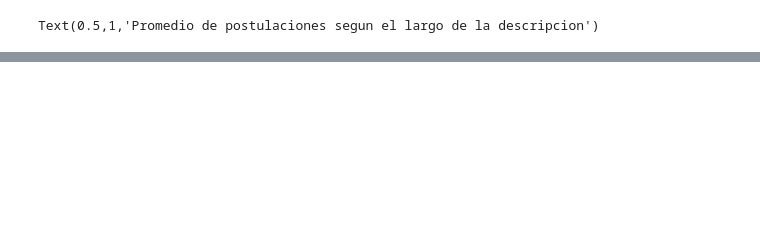
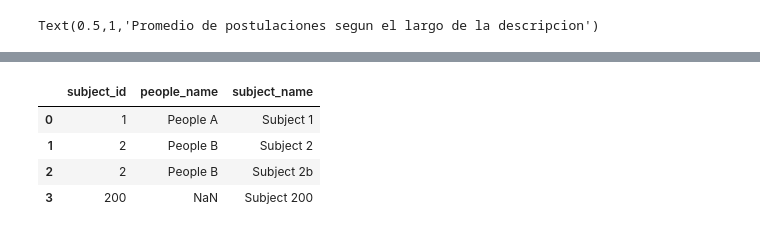
Before and after one commit to jhanvato/Datos2018, a Jupyter notebook: tp1_ale.ipynb, the cells around one changed output, grey strips where cells are left out. Cells and saved outputs as stored; diff of their text form; code cells hidden in the pictures; blank space fills up the shorter version.

```diff
--- a/tp1_ale.ipynb
+++ b/tp1_ale.ipynb
@@ -608,0 +714,8 @@ Text(0.5,1,'Promedio de postulaciones segun el largo de la descripcion')
+# %%
+pd.merge(q,w,how = 'right', on = 'subject_id')
+# %% [output]
+|  | subject_id | people_name | subject_name |
+| 0 | 1 | People A | Subject 1 |
+| 1 | 2 | People B | Subject 2 |
+| 2 | 2 | People B | Subject 2b |
+| 3 | 200 | NaN | Subject 200 |
```
Also changed, not shown: parts of 15 cells of this notebook, 1 other file.
